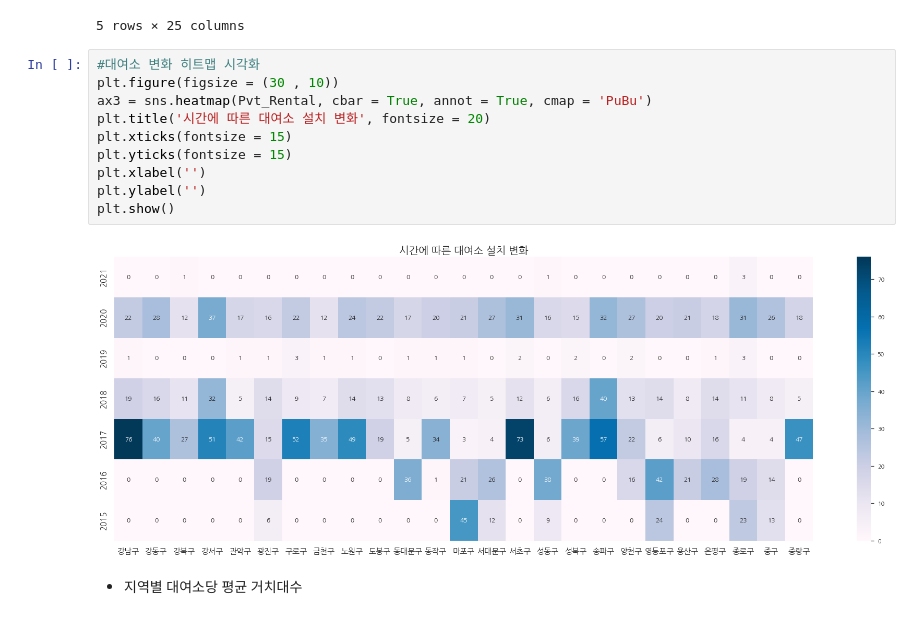
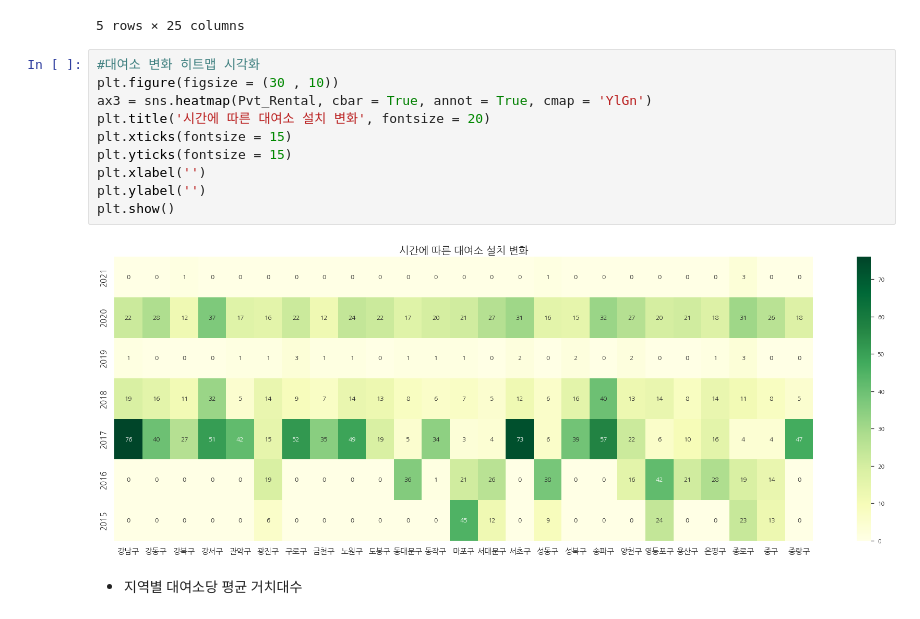
Before and after one commit to yunju727/Opensource-Project, a Jupyter notebook: main2.ipynb, the cells around one changed output. Cells and saved outputs as stored; diff of their text form.

```diff
--- a/main2.ipynb
+++ b/main2.ipynb
@@ -191,15 +191,15 @@ Pvt_Rental.head()
 # %%
 #대여소 변화 히트맵 시각화
 plt.figure(figsize = (30 , 10))
-ax3 = sns.heatmap(Pvt_Rental, cbar = True, annot = True, cmap = 'PuBu')
+ax3 = sns.heatmap(Pvt_Rental, cbar = True, annot = True, cmap = 'YlGn')
 plt.title('시간에 따른 대여소 설치 변화', fontsize = 20)
 plt.xticks(fontsize = 15)
 plt.yticks(fontsize = 15)
 plt.xlabel('')
 plt.ylabel('')
 plt.show()
 # %% [output]
-[figure, old version]
+[figure, new version]
 # %% [markdown]
 * 지역별 대여소당 평균 거치대수
 # %%
```
Also changed, not shown: parts of 8 cells of this notebook.
